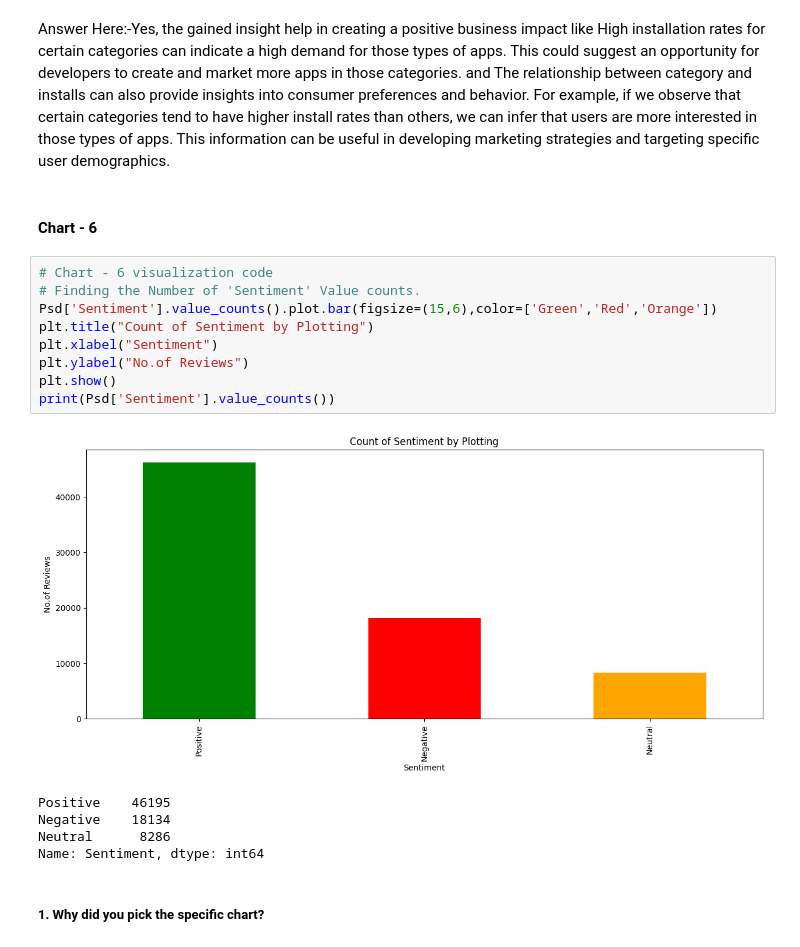
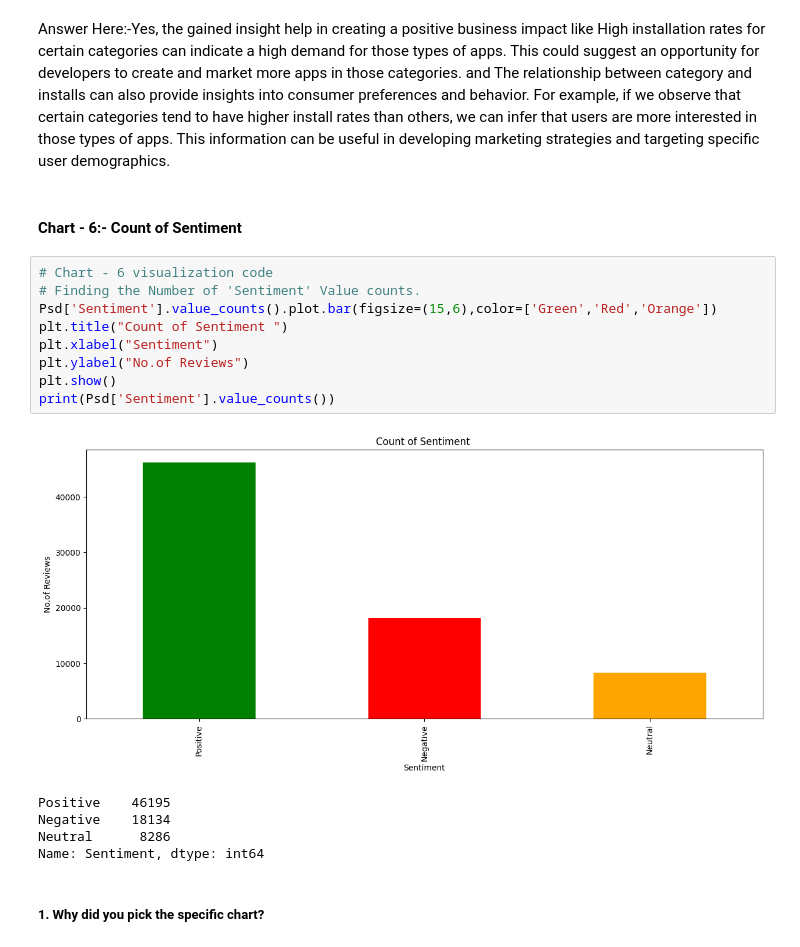
Before and after one commit to sanidhya1996/Exploratory-Data-Analysis-EDA-, a Jupyter notebook: Play_Store_App_Review_analysis(EDA).ipynb, the cells around one changed output. Drawn from its saved outputs; the diff is of its cells as text.

```diff
--- a/Play_Store_App_Review_analysis(EDA).ipynb
+++ b/Play_Store_App_Review_analysis(EDA).ipynb
@@ -501,18 +499,18 @@ Are there any insights that lead to negative growth? Justify with specific reaso
 # %% [markdown]
 Answer Here:-Yes, the gained insight help in creating a positive business impact like High installation rates for certain categories can indicate a high demand for those types of apps. This could suggest an opportunity for developers to create and market more apps in those categories. and The relationship between category and installs can also provide insights into consumer preferences and behavior. For example, if we observe that certain categories tend to have higher install rates than others, we can infer that users are more interested in those types of apps. This information can be useful in developing marketing strategies and targeting specific user demographics.
 # %% [markdown]
-#### Chart - 6
+#### Chart - 6:- Count of Sentiment
 # %%
 # Chart - 6 visualization code
 # Finding the Number of 'Sentiment' Value counts.
 Psd['Sentiment'].value_counts().plot.bar(figsize=(15,6),color=['Green','Red','Orange'])
-plt.title("Count of Sentiment by Plotting")
+plt.title("Count of Sentiment ")
 plt.xlabel("Sentiment")
 plt.ylabel("No.of Reviews")
 plt.show()
 print(Psd['Sentiment'].value_counts())
 # %% [output]
-[figure, old version]
+[figure, new version]
 Positive    46195
 Negative    18134
 Neutral      8286
```
Also changed, not shown: parts of 12 cells of this notebook.
